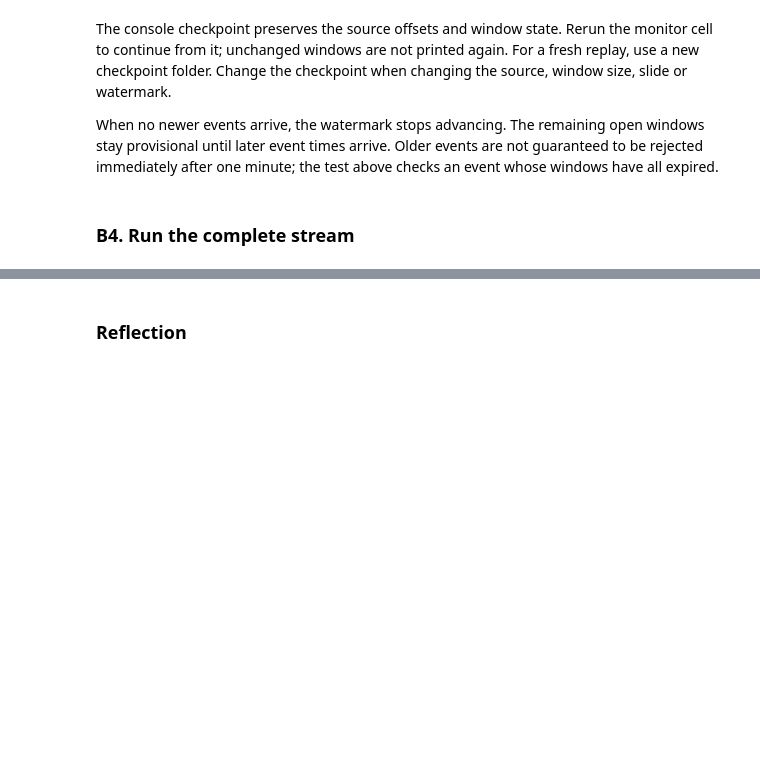
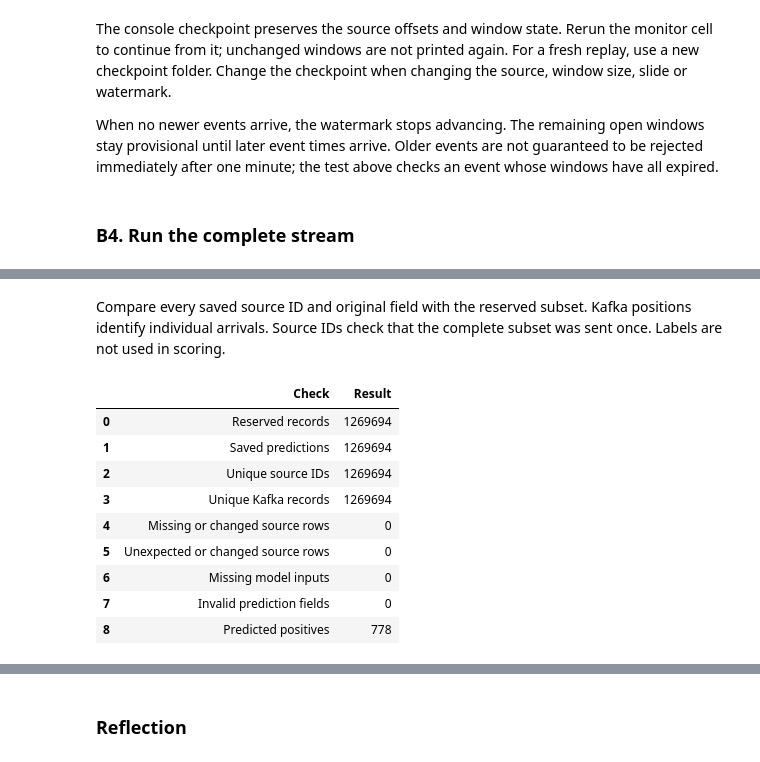
Before and after one commit to tung-lechu/assessment2-aml, a Jupyter notebook: assessment2.ipynb, the cells around one changed output, grey strips where cells are left out. Saved outputs shown, nothing was run; the diff lists cells and outputs as text; code cells hidden in the pictures; blank space fills up the shorter version.

```diff
--- a/assessment2.ipynb
+++ b/assessment2.ipynb
@@ -3355,0 +3552,41 @@ When no newer events arrive, the watermark stops advancing. The remaining open w
+# %% [markdown]
+Compare every saved source ID and original field with the reserved subset. Kafka positions identify individual arrivals. Source IDs check that the complete subset was sent once. Labels are not used in scoring.
+# %%
+full_predictions = (spark.read.option("recursiveFileLookup", "true")
+    .parquet(str(prediction_path))
+    .withColumn("spark_batch_id", F.regexp_extract(F.input_file_name(), r"batch_(\d+)", 1).cast("long")).cache())
+reserved = spark.read.parquet(str(STREAM_PATH))
+source_values = reserved.select(*source_columns)
+saved_values = full_predictions.select(*source_columns)
+summary = full_predictions.agg(
+    F.count("*").alias("rows"), F.countDistinct("source_record_id").alias("unique_ids"),
+    F.sum("prediction").alias("positives"),
+    F.min("event_timestamp").alias("first_event"), F.max("event_timestamp").alias("last_event"),
+).first()
+full_checks = [
+    ("Reserved records", reserved.count()), ("Saved predictions", summary.rows),
+    ("Unique source IDs", summary.unique_ids),
+    ("Unique Kafka records", full_predictions.select("topic", "partition", "offset", "record_index").distinct().count()),
+    ("Missing or changed source rows", source_values.exceptAll(saved_values).count()),
+    ("Unexpected or changed source rows", saved_values.exceptAll(source_values).count()),
+    ("Missing model inputs", full_predictions.filter(reduce(
+        lambda a, b: a | b, [F.col(name).isNull() for name in stream_features])).count()),
+    ("Invalid prediction fields", full_predictions.filter(
+        "event_timestamp IS NULL OR score IS NULL OR isnan(score) OR score < 0 OR score > 1 OR prediction NOT IN (0, 1)"
+    ).count()),
+    ("Predicted positives", summary.positives),
+]
+display(pd.DataFrame(full_checks, columns=["Check", "Result"]))
+full_predictions.select("source_record_id", "event_timestamp", "payment_format", "score", "prediction").orderBy(
+    F.desc("prediction"), "source_record_id").show(5, truncate=False)
+# %% [output]
+|  | Check | Result |
+| 0 | Reserved records | 1269694 |
+| 1 | Saved predictions | 1269694 |
+| 2 | Unique source IDs | 1269694 |
+| 3 | Unique Kafka records | 1269694 |
+| 4 | Missing or changed source rows | 0 |
+| 5 | Unexpected or changed source rows | 0 |
+| 6 | Missing model inputs | 0 |
+| 7 | Invalid prediction fields | 0 |
+| 8 | Predicted positives | 778 |
```
Also changed, not shown: parts of 23 cells of this notebook, 2 other files.
